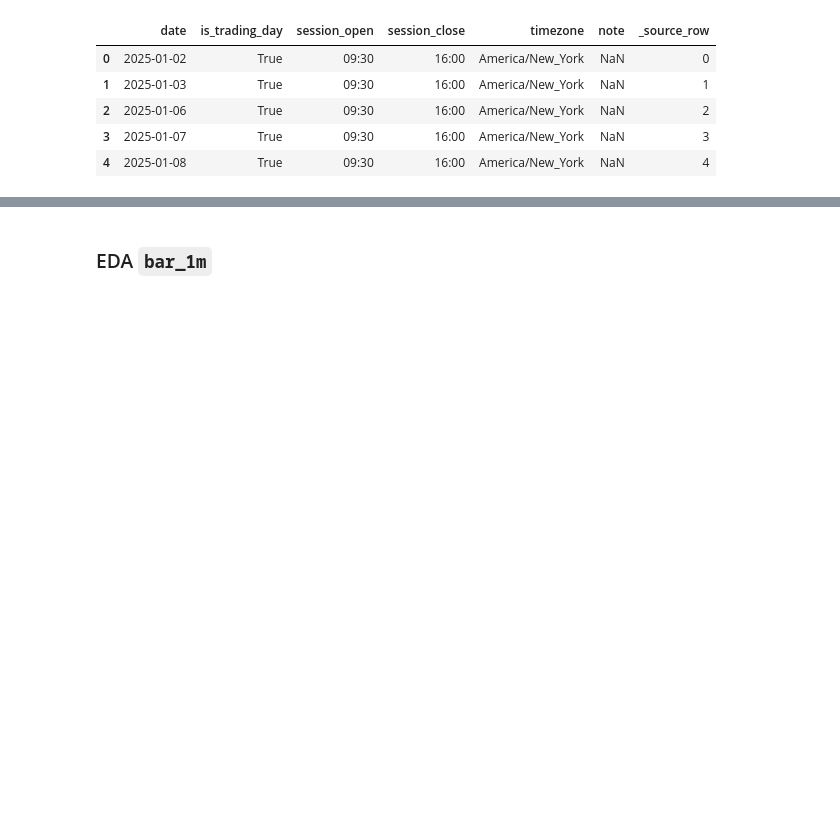
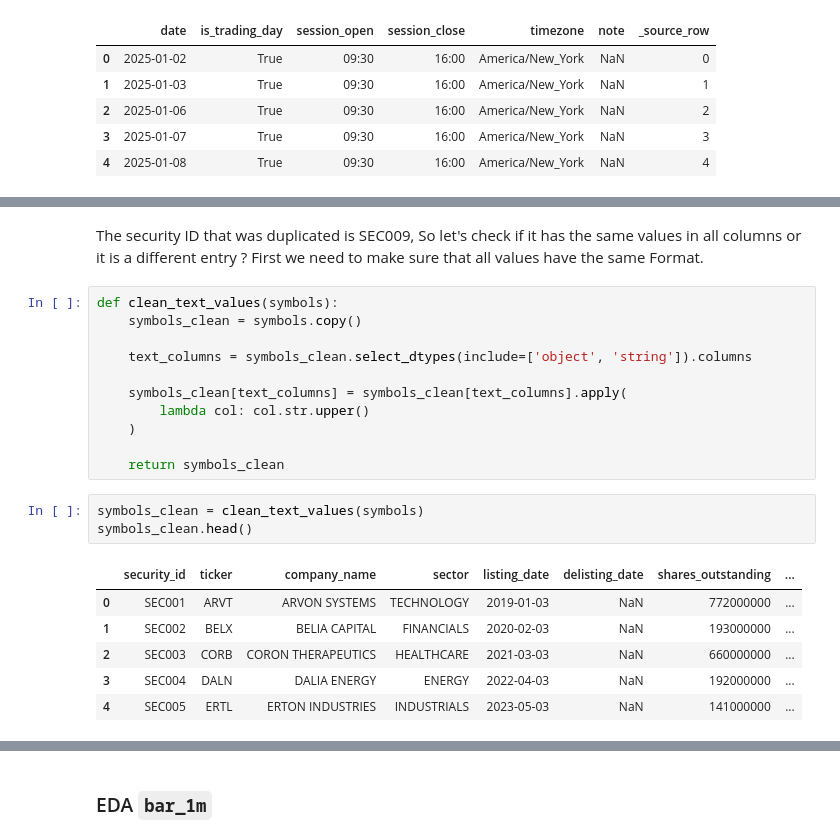
Before and after one commit to SondosMahmoud-5/data-engineering-project, a Jupyter notebook: Project/EDA_V2.ipynb, the cells around one changed output, grey strips where cells are left out. Saved outputs shown, nothing was run; the diff lists cells and outputs as text; blank space fills up the shorter version.

```diff
--- a/Project/EDA_V2.ipynb
+++ b/Project/EDA_V2.ipynb
@@ -141,0 +193,24 @@ exchange_calendar.head()
+# %% [markdown]
+The security ID that was duplicated is SEC009, So let's check if it has the same values in all columns or it is a different entry ?
+First we need to make sure that all values have the same Format.
+# %%
+def clean_text_values(symbols):
+    symbols_clean = symbols.copy()
+
+    text_columns = symbols_clean.select_dtypes(include=['object', 'string']).columns
+
+    symbols_clean[text_columns] = symbols_clean[text_columns].apply(
+        lambda col: col.str.upper()
+    )
+
+    return symbols_clean
+# %%
+symbols_clean = clean_text_values(symbols)
+symbols_clean.head()
+# %% [output]
+|  | security_id | ticker | company_name | sector | listing_date | delisting_date | shares_outstanding | ... |
+| 0 | SEC001 | ARVT | ARVON SYSTEMS | TECHNOLOGY | 2019-01-03 | NaN | 772000000 | ... |
+| 1 | SEC002 | BELX | BELIA CAPITAL | FINANCIALS | 2020-02-03 | NaN | 193000000 | ... |
+| 2 | SEC003 | CORB | CORON THERAPEUTICS | HEALTHCARE | 2021-03-03 | NaN | 660000000 | ... |
+| 3 | SEC004 | DALN | DALIA ENERGY | ENERGY | 2022-04-03 | NaN | 192000000 | ... |
+| 4 | SEC005 | ERTL | ERTON INDUSTRIES | INDUSTRIALS | 2023-05-03 | NaN | 141000000 | ... |
```
Also changed, not shown: parts of 44 cells of this notebook, 9 other files.
